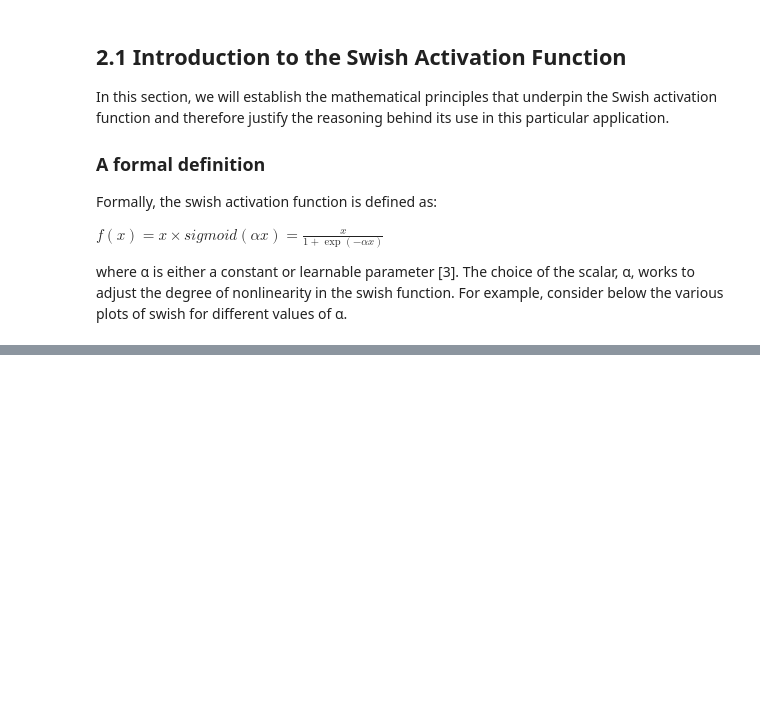
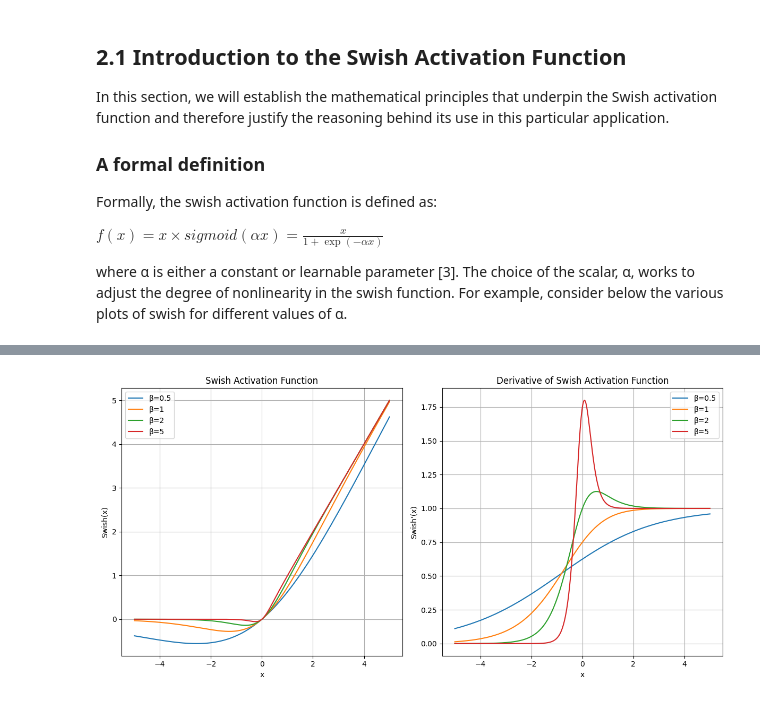
Before and after one commit to shrey1411/dst-group-project-2, a Jupyter notebook: MarkM/Swish_research.ipynb, the cells around one changed output, grey strips where cells are left out. Cells and saved outputs as stored; diff of their text form; code cells hidden in the pictures; blank space fills up the shorter version.

```diff
--- a/MarkM/Swish_research.ipynb
+++ b/MarkM/Swish_research.ipynb
@@ -219,7 +224,7 @@ $ f(x) = x \times sigmoid(αx) = \frac{x}{1+\exp(-αx)}  $
 where α is either a constant or learnable parameter [3]. The choice of the scalar, α, works to adjust the degree of nonlinearity in the swish function. For example, consider below the various plots of swish for different values of α.
 # %%
 # Define the Swish activation function with a variable alpha parameter
-def swish_fun(x, alpha):
+def swish_fun(x, alpha=1):
     return x * (1 / (1 + np.exp(-alpha * x)))
 
 def relu_fun(x):
@@ -693,0 +1050,41 @@ KeyboardInterrupt:
+# %%
+# Define the derivative of Swish
+def swish_derivative(x, beta):
+    sigmoid = 1 / (1 + np.exp(-beta * x))
+    return beta * sigmoid * (1 - sigmoid) + sigmoid
+
+# Generate input values
+x = np.linspace(-5, 5, 500)
+
+# Define beta values to test
+beta_values = [0.5, 1, 2, 5]
+
+# Plot Swish functions and their derivatives
+plt.figure(figsize=(12, 6))
+
+# Swish Activation Plot
+plt.subplot(1, 2, 1)
+for beta in beta_values:
+    y = swish_fun(x, beta)
+    plt.plot(x, y, label=f"β={beta}")
+plt.title("Swish Activation Function")
+plt.xlabel("x")
+plt.ylabel("Swish(x)")
+plt.legend()
+plt.grid()
+
+# Swish Derivative Plot
+plt.subplot(1, 2, 2)
+for beta in beta_values:
+    dy = swish_derivative(x, beta)
+    plt.plot(x, dy, label=f"β={beta}")
+plt.title("Derivative of Swish Activation Function")
+plt.xlabel("x")
+plt.ylabel("Swish'(x)")
+plt.legend()
+plt.grid()
+
+plt.tight_layout()
+plt.show()
+# %% [output]
+[figure, added]
```
Also changed, not shown: parts of 125 cells of this notebook.
